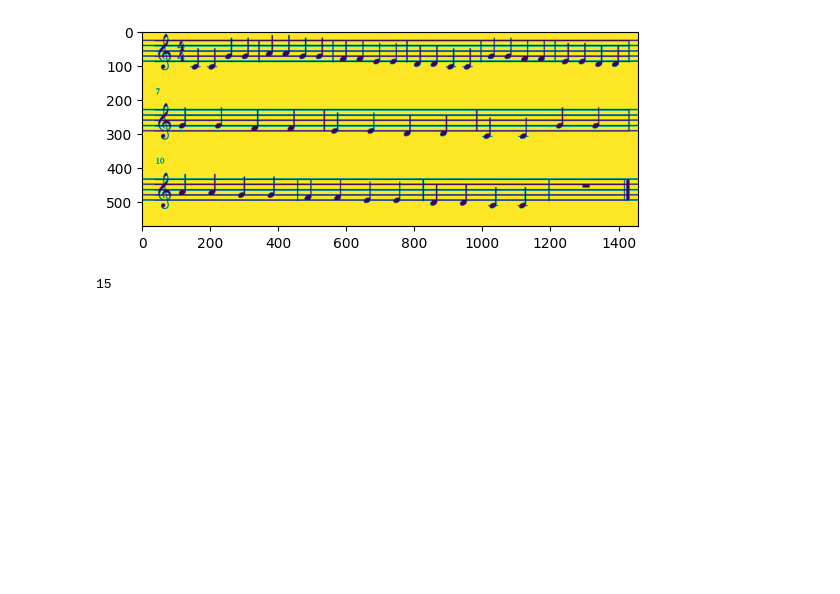
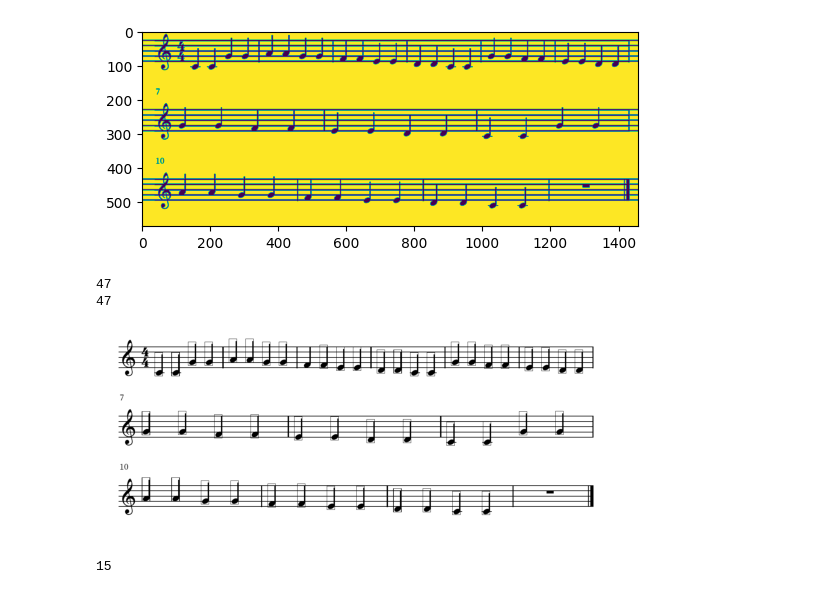
Before and after one commit to a2r0z8a1/SS_Project_Note_IMProcessing, a Jupyter notebook: test.ipynb, the cells around one changed output. Saved outputs shown, nothing was run; the diff lists cells and outputs as text; code cells hidden in the pictures; blank space fills up the shorter version.

```diff
--- a/test.ipynb
+++ b/test.ipynb
@@ -90,32 +90,36 @@ def detectNotes(img, template, threshold):
             prev_y = rects[i][1]
 
     rects = rects[keep]
+    rect2=[]
+    for i in rects:
+        if(rect2==[]):
+            rect2.append(i)
+        a=1
+        for j in range (len(rect2)):
+             if(   ((i[0]-rect2[j][0])**2)+((i[1]-rect2[j][1])**2)<20 ):
+               a=0
+        if(a):
+            rect2.append(i)
+        for pt in rects:
+            cv.rectangle(img2, pt, (pt[0] + w, pt[1] + h), (0,0,255), 1)
 
-    for pt in rects:
-        cv.rectangle(img2, pt, (pt[0] + w, pt[1] + h), (0,0,255), 1)
-
-    return rects, img2
+    return rect2, img2
 # %%
 template = cv.imread("quarter (1).PNG", cv.IMREAD_GRAYSCALE)
 gray = cv.cvtColor(TwinkleIm, cv.COLOR_BGR2GRAY)
 threshold = 0.7
 
 rects, img2 = detectNotes(gray, template, threshold)
-rect2=[]
-for i in rects:
-    if(rect2==[]):
-        rect2.append(i)
-    for j in range (len(rect2)):
-        if(   ((i[0]-rect2[j][0])**2)+((i[1]-rect2[j][1])**2)>20 ):
-             rect2.append(i)
-
-
 print(len(rect2))
 print(len(rects))
 _ = plt.imshow(img2, cmap = plt.cm.gray)
 _ = plt.xticks([])
 _ = plt.yticks([])
 _ = plt.box(0)
+# %% [output]
+47
+47
+[figure, added]
 # %%
 # note class
 class note :
```
Also changed, not shown: parts of 1 cell of this notebook, 1 other file.
